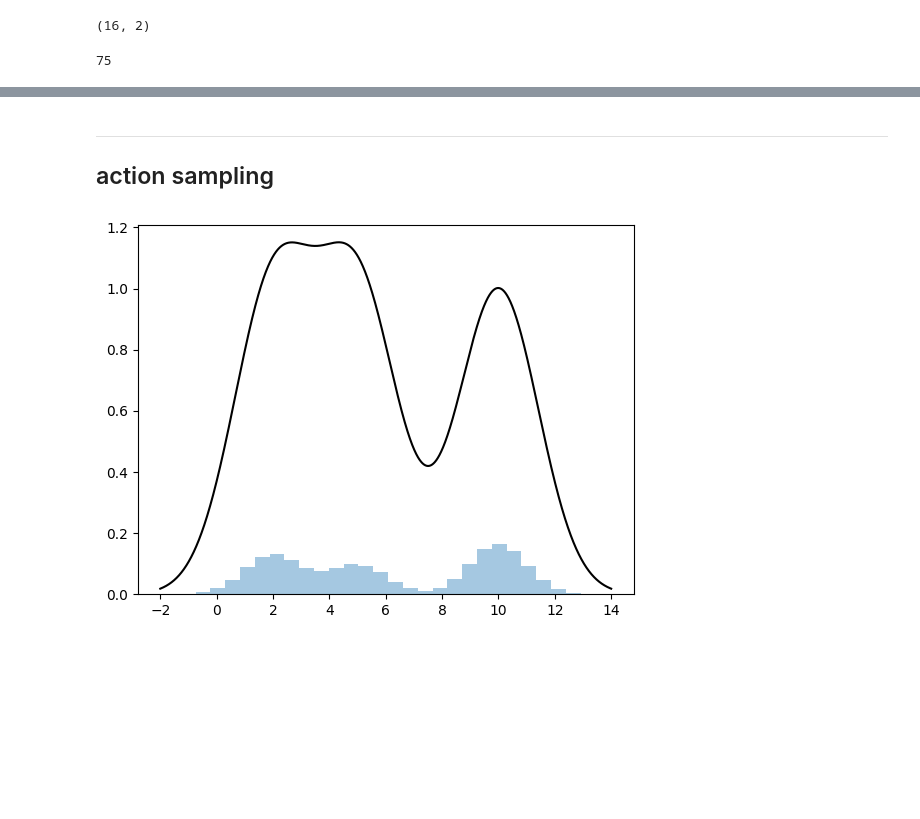
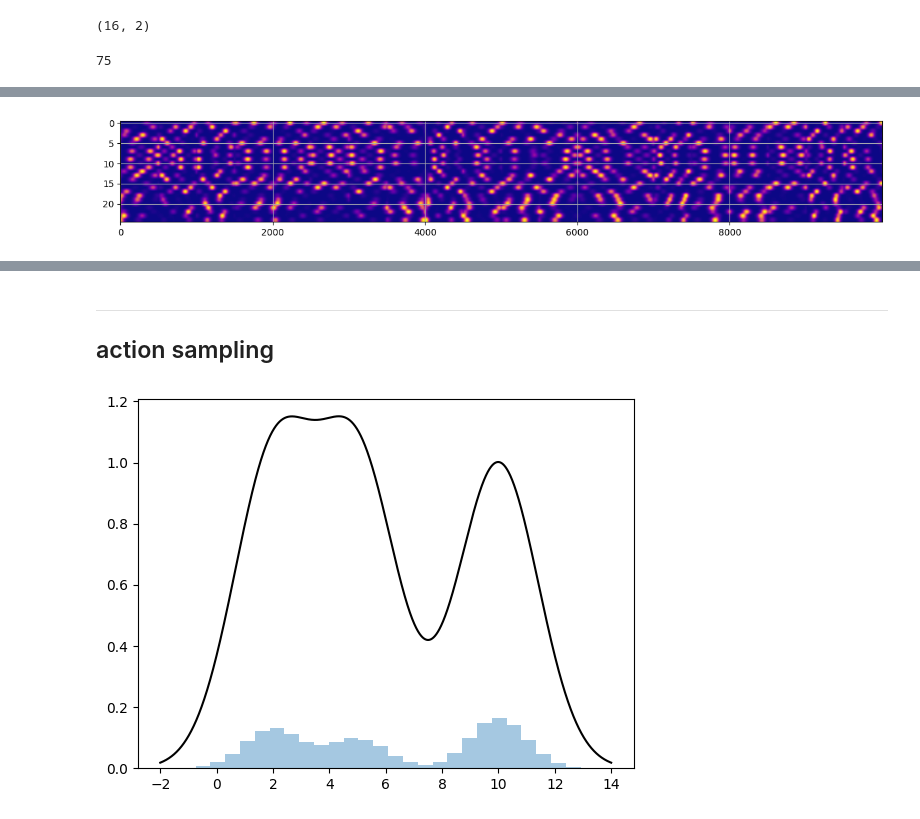
Before and after one commit to iKiru-hub/PCNN, a Jupyter notebook: notebooks/lab_pcore_1.ipynb, the cells around one changed output, grey strips where cells are left out. Saved outputs shown, nothing was run; the diff lists cells and outputs as text; code cells hidden in the pictures; blank space fills up the shorter version.

```diff
--- a/notebooks/lab_pcore_1.ipynb
+++ b/notebooks/lab_pcore_1.ipynb
@@ -1414,0 +1566,8 @@ len(gcn)
+# %%
+plt.figure(figsize=(15, 2))
+
+plt.imshow(activity[:, :50000], cmap="plasma", aspect="auto")
+plt.grid()
+plt.show()
+# %% [output]
+[figure, added]
```
Also changed, not shown: parts of 15 cells of this notebook, 2 other files.
